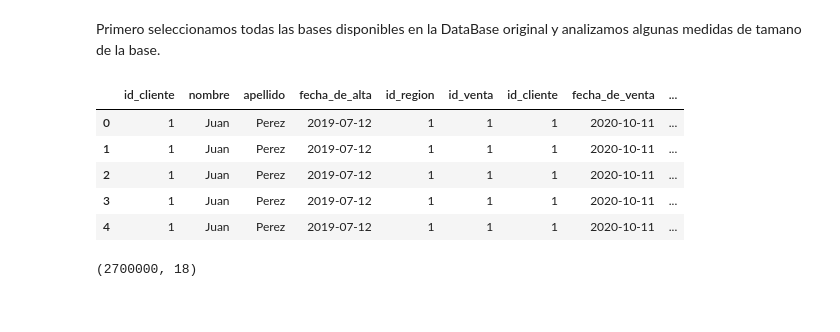
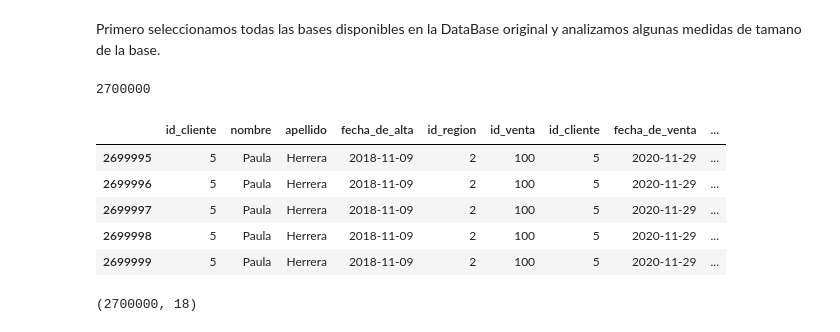
Before and after one commit to valenmongi/Icaro, a Jupyter notebook: TP_final/TP_Final.ipynb, the cells around one changed output. Drawn from its saved outputs; the diff is of its cells as text; code cells hidden in the pictures.

```diff
--- a/TP_final/TP_Final.ipynb
+++ b/TP_final/TP_Final.ipynb
@@ -42,12 +70,16 @@ df = pd.read_sql('SELECT * FROM Clientes, Ventas, Regiones, Ventas_Productos, Ca
+# %%
+len(df_r)*len(df_cp)*len(df_p)*len(df_vp)*len(df_v)*len(df_c)
+# %% [output]
+2700000
 # %%
-df.head()
+df.tail()
 # %% [output]
 |  | id_cliente | nombre | apellido | fecha_de_alta | id_region | id_venta | id_cliente | fecha_de_venta | ... |
-| 0 | 1 | Juan | Perez | 2019-07-12 | 1 | 1 | 1 | 2020-10-11 | ... |
-| 1 | 1 | Juan | Perez | 2019-07-12 | 1 | 1 | 1 | 2020-10-11 | ... |
-| 2 | 1 | Juan | Perez | 2019-07-12 | 1 | 1 | 1 | 2020-10-11 | ... |
-| 3 | 1 | Juan | Perez | 2019-07-12 | 1 | 1 | 1 | 2020-10-11 | ... |
-| 4 | 1 | Juan | Perez | 2019-07-12 | 1 | 1 | 1 | 2020-10-11 | ... |
+| 2699995 | 5 | Paula | Herrera | 2018-11-09 | 2 | 100 | 5 | 2020-11-29 | ... |
+| 2699996 | 5 | Paula | Herrera | 2018-11-09 | 2 | 100 | 5 | 2020-11-29 | ... |
+| 2699997 | 5 | Paula | Herrera | 2018-11-09 | 2 | 100 | 5 | 2020-11-29 | ... |
+| 2699998 | 5 | Paula | Herrera | 2018-11-09 | 2 | 100 | 5 | 2020-11-29 | ... |
+| 2699999 | 5 | Paula | Herrera | 2018-11-09 | 2 | 100 | 5 | 2020-11-29 | ... |
 # %%
 df.shape
 # %% [output]
```
Also changed, not shown: parts of 25 cells of this notebook.
